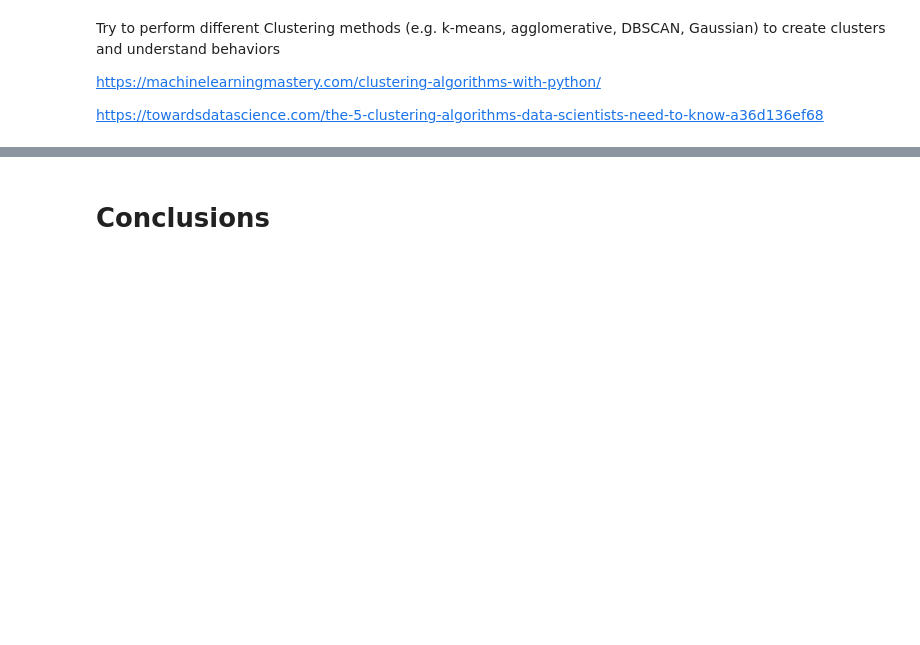
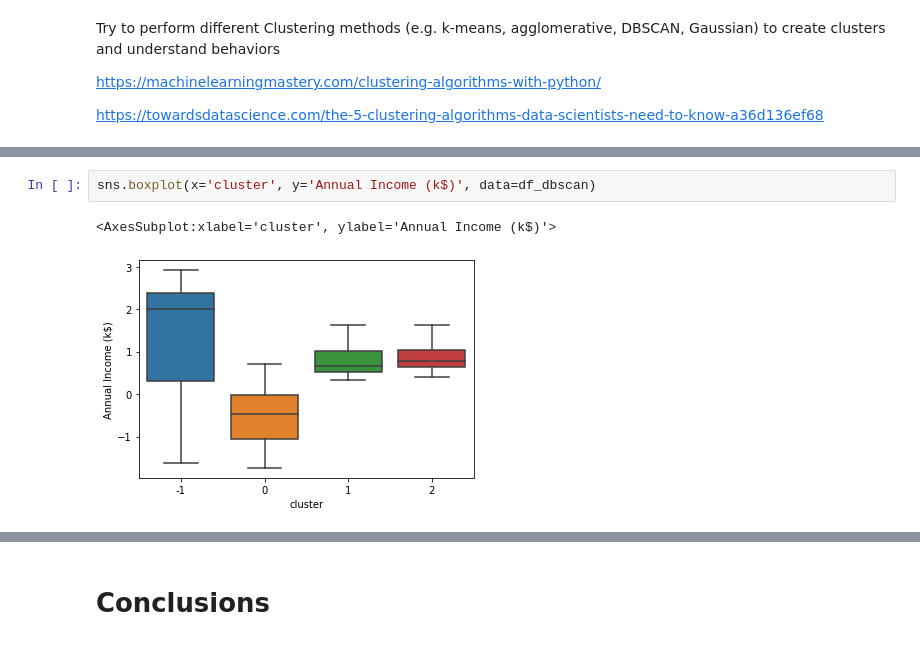
Before and after one commit to JonathanRaso/arturo_analyse_client, a Jupyter notebook: 02_mall_customers/02_understand_mall_customers.ipynb, the cells around one changed output, grey strips where cells are left out. Cells and saved outputs as stored; diff of their text form; blank space fills up the shorter version.

```diff
--- a/02_mall_customers/02_understand_mall_customers.ipynb
+++ b/02_mall_customers/02_understand_mall_customers.ipynb
@@ -128,0 +160,5 @@ sns.pairplot(df_dbscan, hue='cluster')
+# %%
+sns.boxplot(x='cluster', y='Annual Income (k$)', data=df_dbscan)
+# %% [output]
+<AxesSubplot:xlabel='cluster', ylabel='Annual Income (k$)'>
+[figure, added]
```
Also changed, not shown: parts of 16 cells of this notebook, 1 other file.
